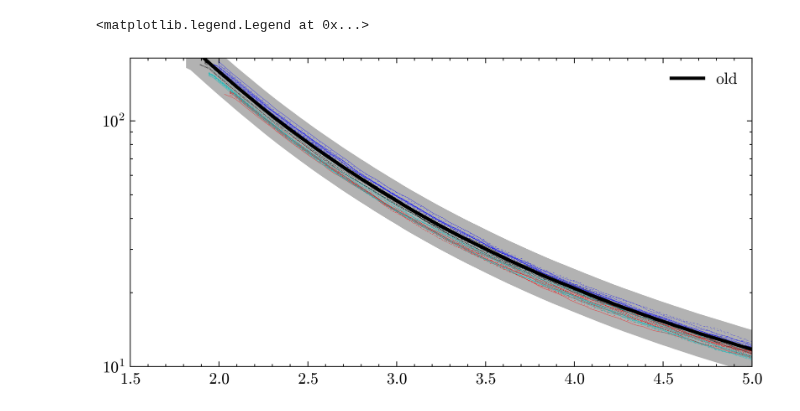
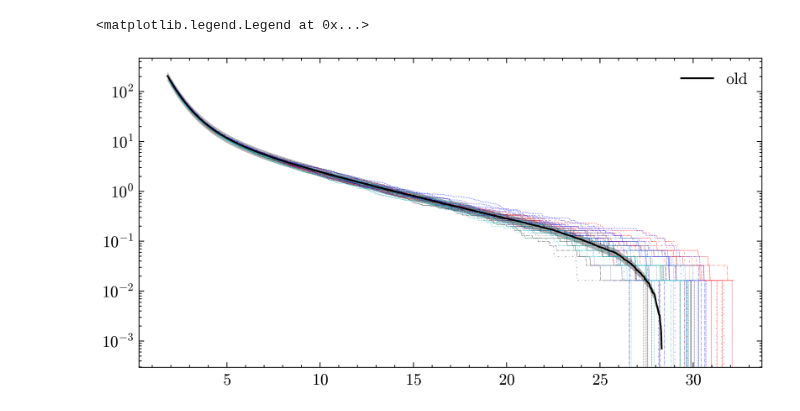
Before and after one commit to Quizznor/phd-thesis, a Jupyter notebook: Projects/muonAcquisitionII/analysis/new_rate_threshold_relationship.ipynb, the cells around one changed output. Cells and saved outputs as stored; diff of their text form; code cells hidden in the pictures.

```diff
--- a/Projects/muonAcquisitionII/analysis/new_rate_threshold_relationship.ipynb
+++ b/Projects/muonAcquisitionII/analysis/new_rate_threshold_relationship.ipynb
@@ -15,17 +27,17 @@ t, offsets, rates = tools.pickle_load(f"{CONSTANTS.DATA_PATH}/muonAcquisitionII/
 # %%
 for station, c in zip([943, 944, 949, 954], ['k', 'r', 'b', 'c']):
     for o, r in zip(offsets[station], rates[station]):
         plt.plot((o + np.arange(len(r))) / t3_mip[station].n, r,
                  marker='none', c=c, lw=0.3, alpha=0.5)
 
 x, y = np.loadtxt('/cr/data01/filip/Data/muonAcquisition/mean_rates_t3_mip.txt', unpack=True)
-plt.plot(x, y, label="old", lw=2, c='k', marker='none', ls='-')
+plt.plot(x, y, label="old", lw=1, c='k', marker='none', ls='-')
 plt.fill_between(x, y*0.8, y*1.2,color='k', alpha=0.3, ec='none')
 
-plt.xlim(1.5, 5)
-plt.ylim(10, 180)
+# plt.xlim(1.5, 5)
+# plt.ylim(10, 180)
 plt.yscale('log')
 plt.legend()
 # %% [output]
 <matplotlib.legend.Legend at 0x...>
-[figure, old version]
+[figure, new version]
```
Also changed, not shown: parts of 1 cell of this notebook, 8 other files.
